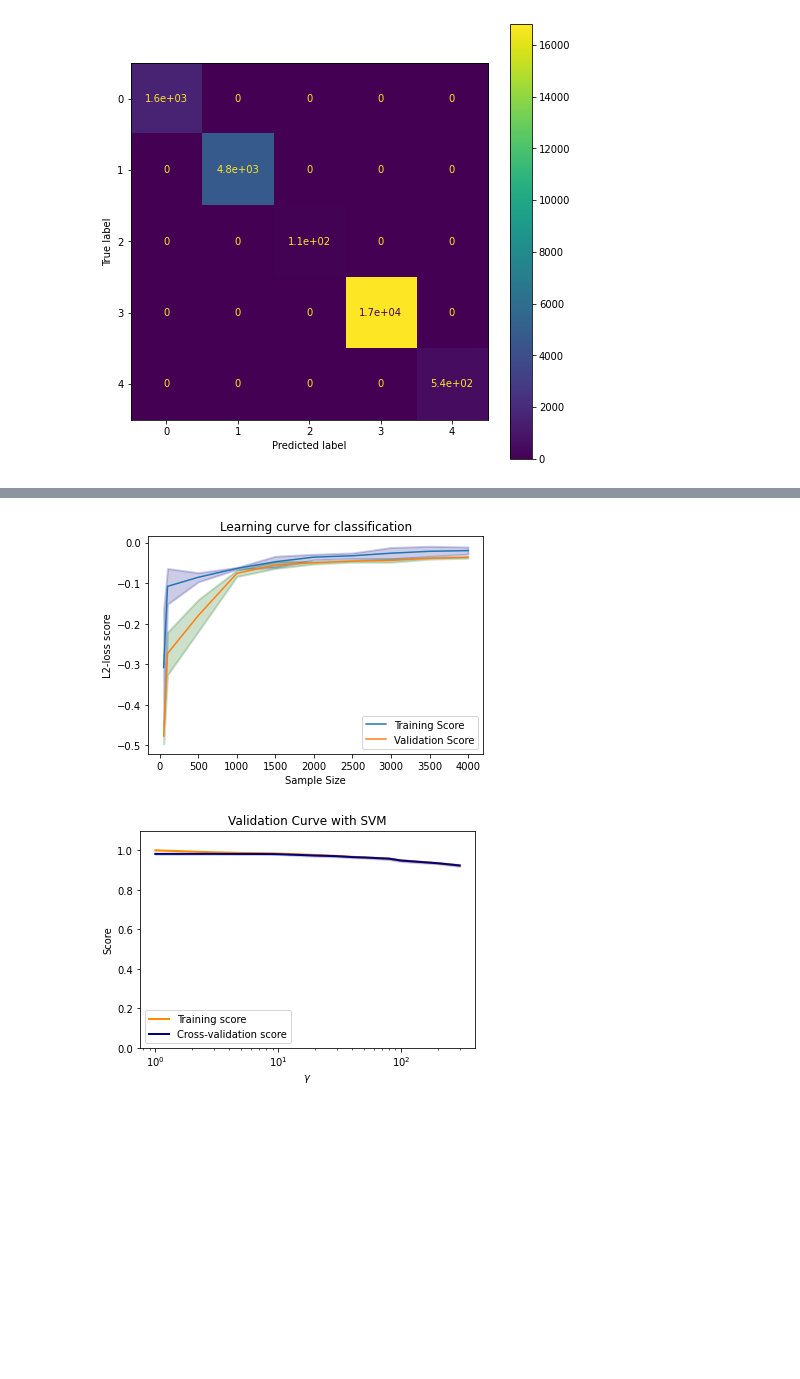
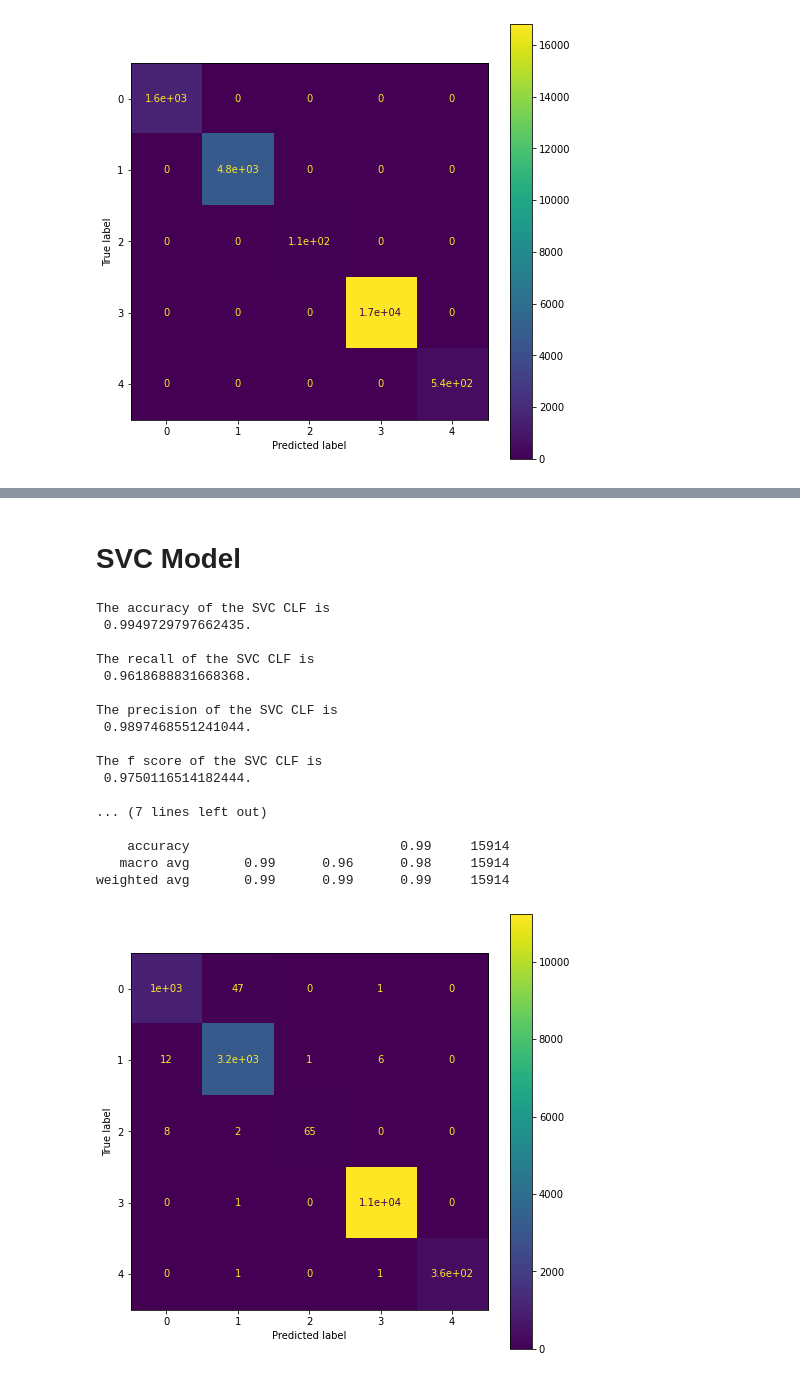
Before and after one commit to Amirosein/AGB-stars-ML-project, a Jupyter notebook: Milestone2/AGB_Project_2.ipynb, the cells around one changed output, grey strips where cells are left out. Drawn from its saved outputs; the diff is of its cells as text; code cells hidden in the pictures; blank space fills up the shorter version.

```diff
--- a/Milestone2/AGB_Project_2.ipynb
+++ b/Milestone2/AGB_Project_2.ipynb
@@ -193,7 +280,7 @@ plt.show()
 title = "Learning Curves (Naive Bayes)"
 
 # Cross validation with 100 iterations to get smoother mean test and train
-cv = ShuffleSplit(n_splits=100, test_size=0.98, random_state=42)
+cv = ShuffleSplit(n_splits=100, test_size=0.9, random_state=42)
 
 estimator = GaussianNB()
 plot_learning_curve(estimator, title, X, Y_O, ylim=(0.5, 1.1), cv=cv, n_jobs=4)
@@ -425,33 +309,25 @@ plt.show()
-# %%
-Plot_learning_curve( KNeighborsClassifier() ,  x_train , y_train.values.ravel())
-# %% [output]
-[figure, removed]
-# %%
-X_train, X_test, Y_train, Y_test = train_test_split( X_standard  , Y_O.values.ravel() , train_size=0.1 , random_state = 1)
-param_range = [1 , 3 , 5 , 7 , 9 , 11 , 20 , 30 , 40 , 50 , 80 , 100 , 200 , 300]
-train_scores, test_scores = validation_curve(
-    KNeighborsClassifier(), X_train , Y_train , param_name="n_neighbors", param_range=param_range)
-train_scores_mean = np.mean(train_scores, axis=1)
-train_scores_std = np.std(train_scores, axis=1)
-test_scores_mean = np.mean(test_scores, axis=1)
-test_scores_std = np.std(test_scores, axis=1)
-
-plt.title("Validation Curve with SVM")
-plt.xlabel(r"$\gamma$")
-plt.ylabel("Score")
-plt.ylim(0.0, 1.1)
-lw = 2
-plt.semilogx(param_range, train_scores_mean, label="Training score",
-             color="darkorange", lw=lw)
-plt.fill_between(param_range, train_scores_mean - train_scores_std,
-                 train_scores_mean + train_scores_std, alpha=0.2,
-                 color="darkorange", lw=lw)
-plt.semilogx(param_range, test_scores_mean, label="Cross-validation score",
-             color="navy", lw=lw)
-plt.fill_between(param_range, test_scores_mean - test_scores_std,
-                 test_scores_mean + test_scores_std, alpha=0.2,
-                 color="navy", lw=lw)
-plt.legend(loc="best")
-plt.show()
-# %% [output]
-[figure, removed]
+# %% [markdown]
+# SVC Model
+# %%
+from sklearn.svm import SVC
+
+Model_eval(SVC(), X_ps, Y_O.values.ravel(), Modelname='SVC')
+# %% [output]
+The accuracy of the SVC CLF is
+ 0.9949729797662435.
+
+The recall of the SVC CLF is
+ 0.9618688831668368.
+
+The precision of the SVC CLF is
+ 0.9897468551241044.
+
+The f score of the SVC CLF is
+ 0.9750116514182444.
+
+... (7 lines left out)
+
+    accuracy                           0.99     15914
+   macro avg       0.99      0.96      0.98     15914
+weighted avg       0.99      0.99      0.99     15914
+[figure, added]
```
Also changed, not shown: parts of 14 cells of this notebook.
